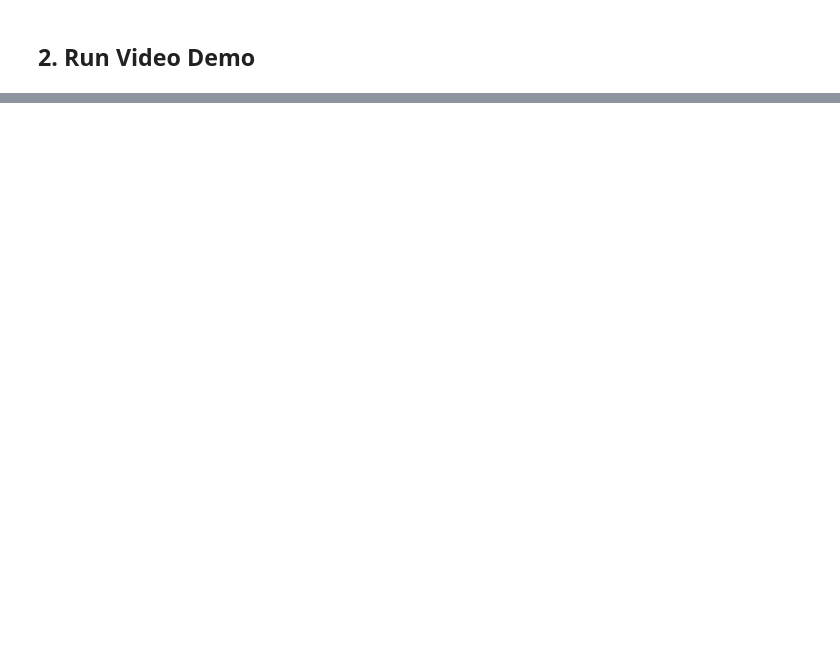
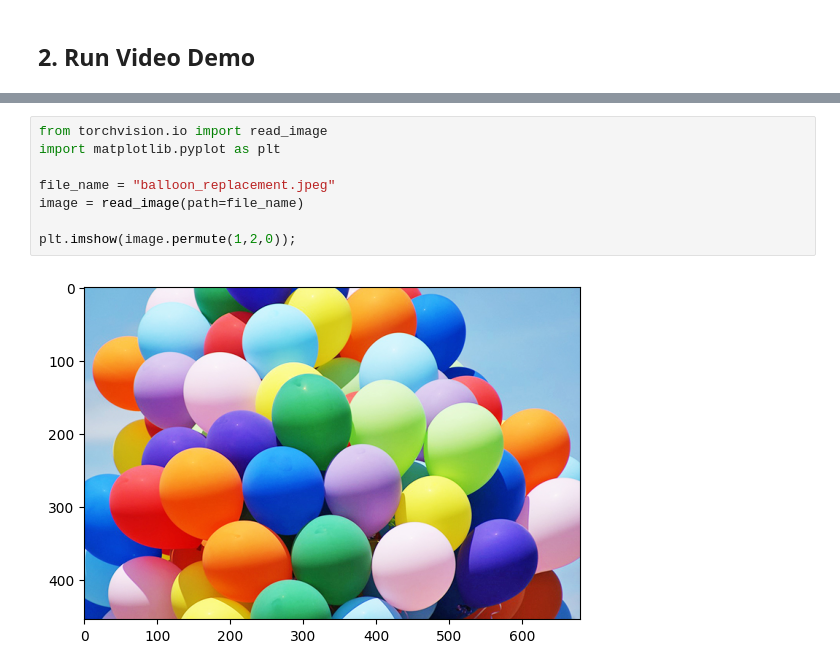
Before and after one commit to H-haruki-20/MODNet, a Jupyter notebook: MODNet_WebCam_Based_Video_Matting_Demo.ipynb, the cells around one changed output, grey strips where cells are left out. Cells and saved outputs as stored; diff of their text form; blank space fills up the shorter version.

Commit message:
Add from human to balloon program

```diff
--- a/MODNet_WebCam_Based_Video_Matting_Demo.ipynb
+++ b/MODNet_WebCam_Based_Video_Matting_Demo.ipynb
@@ -206,0 +210,10 @@ AttributeError: ignored
+# %%
+from torchvision.io import read_image
+import matplotlib.pyplot as plt
+
+file_name = "balloon_replacement.jpeg"
+image = read_image(path=file_name)
+
+plt.imshow(image.permute(1,2,0));
+# %% [output]
+[figure, added]
```
Also changed, not shown: parts of 3 cells of this notebook.
